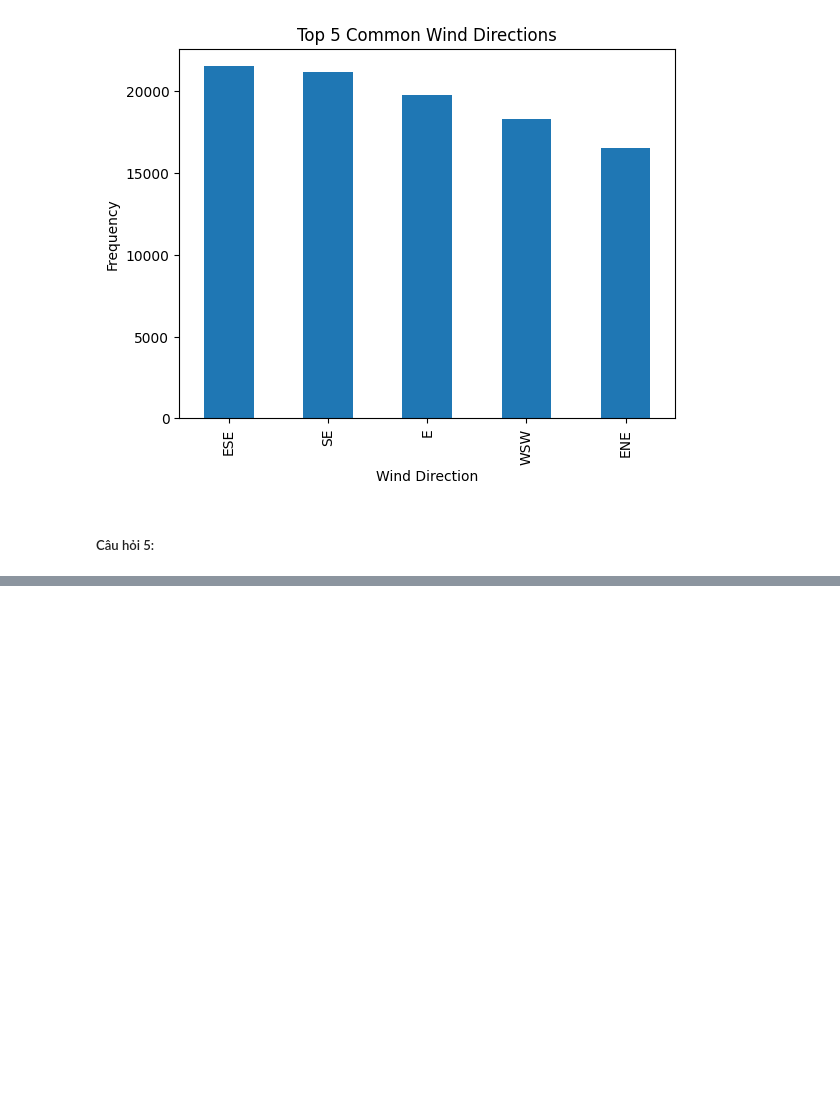
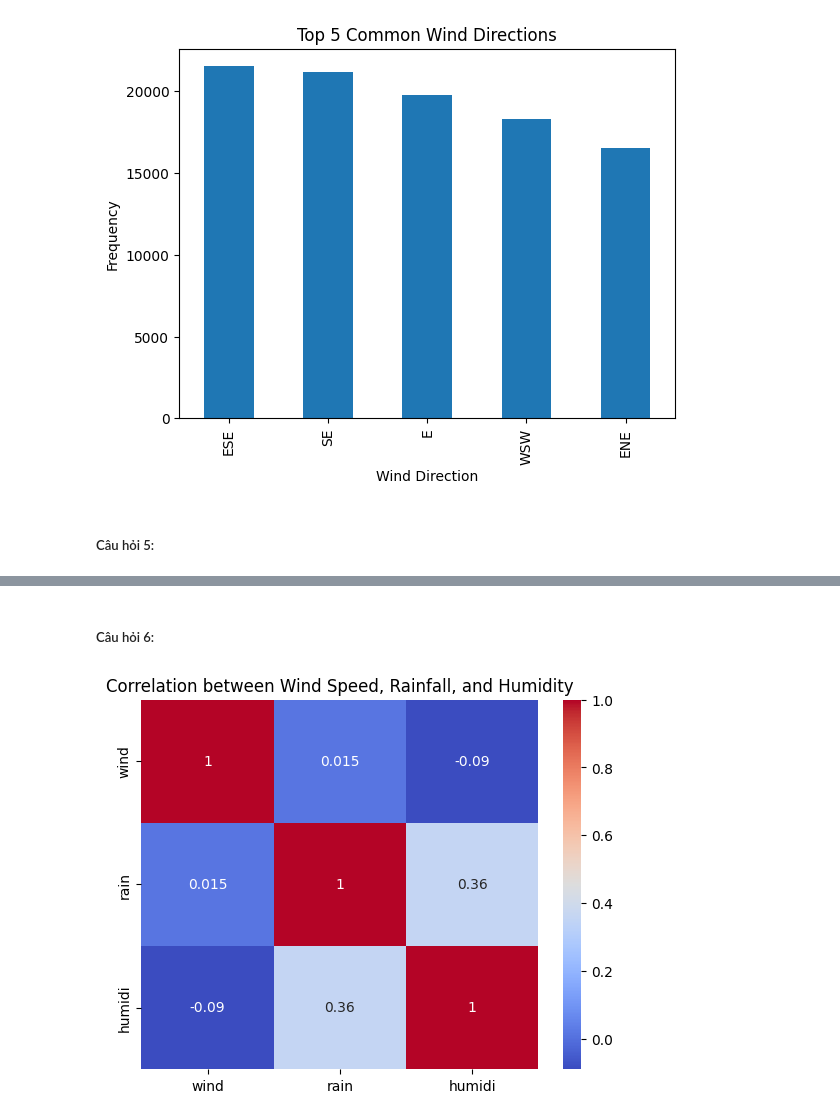
Before and after one commit to khangnl24112002/DataVisualization_Group02_FinalProject, a Jupyter notebook: main.ipynb, the cells around one changed output, grey strips where cells are left out. Cells and saved outputs as stored; diff of their text form; code cells hidden in the pictures; blank space fills up the shorter version.

```diff
--- a/main.ipynb
+++ b/main.ipynb
@@ -256,0 +290,9 @@ plt.show()
+# %% [markdown]
+##### Câu hỏi 6:
+# %%
+correlation_matrix = df[['wind', 'rain', 'humidi']].corr()
+sns.heatmap(correlation_matrix, annot=True, cmap='coolwarm')
+plt.title('Correlation between Wind Speed, Rainfall, and Humidity')
+plt.show()
+# %% [output]
+[figure, added]
```
Also changed, not shown: parts of 6 cells of this notebook.
